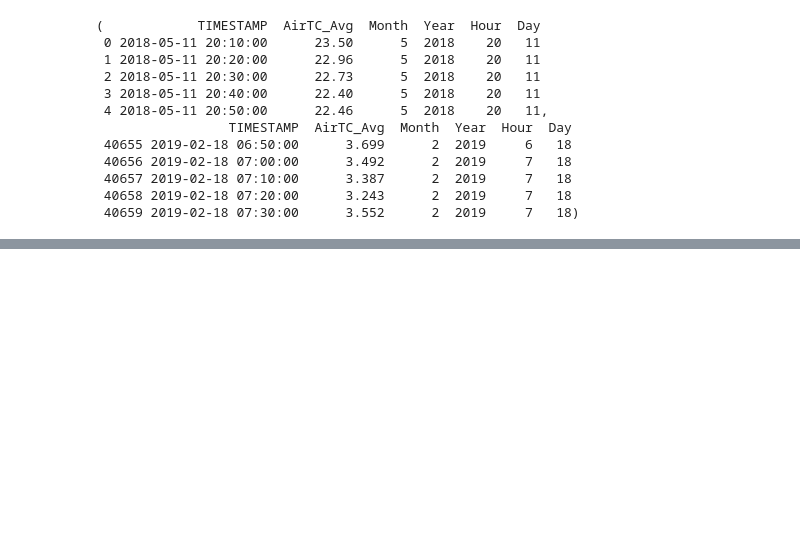
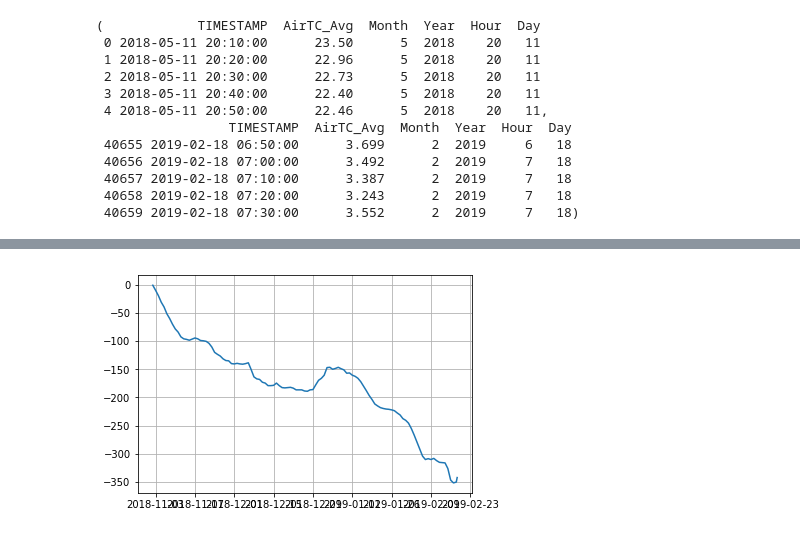
Before and after one commit to JoelA06/Evaluaci-n1, a Jupyter notebook: Evaluación1.ipynb, the cells around one changed output, grey strips where cells are left out. Cells and saved outputs as stored; diff of their text form; code cells hidden in the pictures; blank space fills up the shorter version.

```diff
--- a/Evaluación1.ipynb
+++ b/Evaluación1.ipynb
@@ -88,0 +215,44 @@ for i in range(24937, len(df2)):
+# %%
+# Sacando los UF24 de forma acumulada
+#(simplemente se deja de reiniciar la cuenta de los uf)
+day = 1
+uf = 0
+UFcum = []
+date = []
+for i in range(len(df3)):
+    if(df3["Day"][i] == day):
+        day = df3["Day"][i]
+        if (df3["Temperatura Promedio"][i] < 1.4):
+            continue
+        elif(1.5 < df3["Temperatura Promedio"][i] < 2.4):
+            uf = uf + 0.5
+        elif(2.5 < df3["Temperatura Promedio"][i] < 9.1):
+            uf = uf + 1
+        elif(9.2 < df3["Temperatura Promedio"][i] < 12.4):
+            uf = uf + 0.5
+        elif(12.5 < df3["Temperatura Promedio"][i] < 15.9):
+            continue
+        elif(16 < df3["Temperatura Promedio"][i] < 18):
+            uf = uf - 0.5
+        elif(df3["Temperatura Promedio"][i] > 18):
+            uf = uf - 1
+    else:
+        UFcum.append(uf)
+        date.append(df3["Fecha"][i])
+        #uf = 0
+        day = df3["Day"][i]
+UFcum.append(uf)
+date.append(df3["Fecha"][i])
+# %%
+#Se crea un DataFrame distinto para los datos acumulados
+DatTableCum = pd.DataFrame(
+    {"Date" : date,
+     "Unit of cumulated cold" : UFcum},
+)
+# %%
+#Se grafican los UF24 acumulados
+plt.plot(DatTableCum["Date"], DatTableCum["Unit of cumulated cold"])
+plt.grid(True)
+plt.show()
+# %% [output]
+[figure, added]
```
Also changed, not shown: parts of 16 cells of this notebook.
